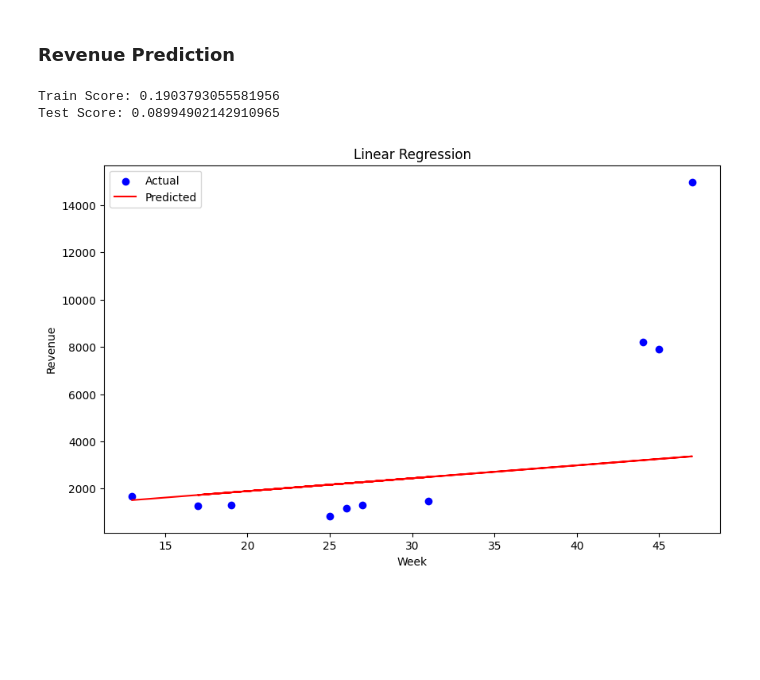
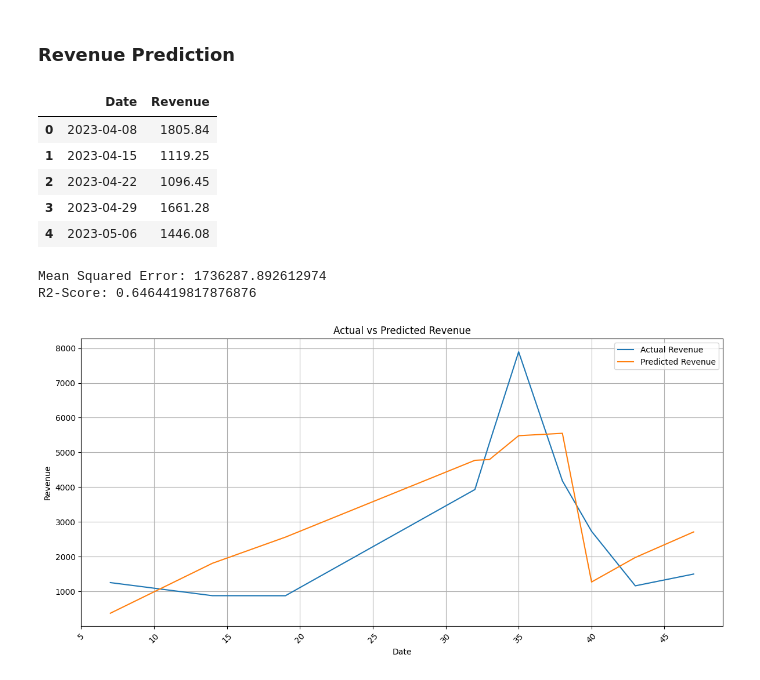
Before and after one commit to Chriss2800/Advanced_Analytics_Applied, a Jupyter notebook: MachineLearning/prediction.ipynb, the cells around one changed output. Saved outputs shown, nothing was run; the diff lists cells and outputs as text; code cells hidden in the pictures; blank space fills up the shorter version.

Commit message:
Adjusted Linear Regression

```diff
--- a/MachineLearning/prediction.ipynb
+++ b/MachineLearning/prediction.ipynb
@@ -190,5 +201,14 @@ for i, series in enumerate(sum_values_by_product):
 # %% [markdown]
 ### Revenue Prediction
 # %%
-revenue_data = df.groupby("File_Index")["Revenue"].sum()
-revenue_df = pd.Series(revenue_data).reset_index().rename(columns={'Month_Week': 'Month_Week', 'Revenue': 'Revenue'})
+revenue_df = df.copy()
+revenue_data = df.groupby("Date")["Revenue"].sum()
+revenue_df = pd.Series(revenue_data).reset_index().rename(columns={'Date': 'Date', 'Revenue': 'Revenue'})
+revenue_df.head()
+# %% [output]
+|  | Date | Revenue |
+| 0 | 2023-04-08 | 1805.84 |
+| 1 | 2023-04-15 | 1119.25 |
+| 2 | 2023-04-22 | 1096.45 |
+| 3 | 2023-04-29 | 1661.28 |
+| 4 | 2023-05-06 | 1446.08 |
@@ -200,25 +215,44 @@ X_train, X_test, y_train, y_test = train_test_split(X, y, test_size=0.2, random_
+# %%
+revenue_df["Year"] = revenue_df["Date"].dt.year
+revenue_df["Month"] = revenue_df["Date"].dt.month
+revenue_df["Day"] = revenue_df["Date"].dt.day
+revenue_df["Day_of_week"] = revenue_df["Date"].dt.day_of_week
+
+X = revenue_df[["Year", "Month", "Day", "Day_of_week"]]
+y = revenue_df["Revenue"]
+X_train, X_test, y_train, y_test = train_test_split(X, y, test_size=0.2, random_state=25)
 # %%
 model = LinearRegression()
 model.fit(X_train, y_train)
 y_pred = model.predict(X_test)
 
-train_score = model.score(X_train, y_train)
-test_score = model.score(X_test, y_test)
-print("Train Score:", train_score)
-print("Test Score:", test_score)
+mse = mean_squared_error(y_test, y_pred)
+print("Mean Squared Error:", mse)
+
+r2 = r2_score(y_test, y_pred)
+print("R2-Score:", r2)
 # %% [output]
-Train Score: 0.1903793055581956
-Test Score: 0.08994902142910965
+Mean Squared Error: 1736287.892612974
+R2-Score: 0.6464419817876876
-# %%
-predictions = model.predict(X_test)
-
-plt.figure(figsize=(10,6))
-plt.scatter(X_test, y_test, color='blue', label='Actual')
-plt.plot(X_test, predictions, color='red', label='Predicted')
-plt.xlabel('Week')
-plt.ylabel('Revenue')
-plt.title('Linear Regression')
-plt.legend()
-plt.show()
-# %% [output]
-[figure, removed]
+# %%
+predictions_df = pd.DataFrame({
+    'Date': X_test.index,  # Assuming the index of X_test is the date
+    'Actual_Revenue': y_test,
+    'Predicted_Revenue': y_pred
+})
+predictions_df = predictions_df.sort_values(by='Date')
+
+# Plot actual vs predicted values
+plt.figure(figsize=(12, 6))
+plt.plot(predictions_df['Date'], predictions_df['Actual_Revenue'], label='Actual Revenue')
+plt.plot(predictions_df['Date'], predictions_df['Predicted_Revenue'], label='Predicted Revenue')
+plt.xlabel('Date')
+plt.ylabel('Revenue')
+plt.title('Actual vs Predicted Revenue')
+plt.xticks(rotation=45)
+plt.legend()
+plt.grid(True)
+plt.tight_layout()
+plt.show()
+# %% [output]
+[figure, added]
```
Also changed, not shown: parts of 9 cells of this notebook.
